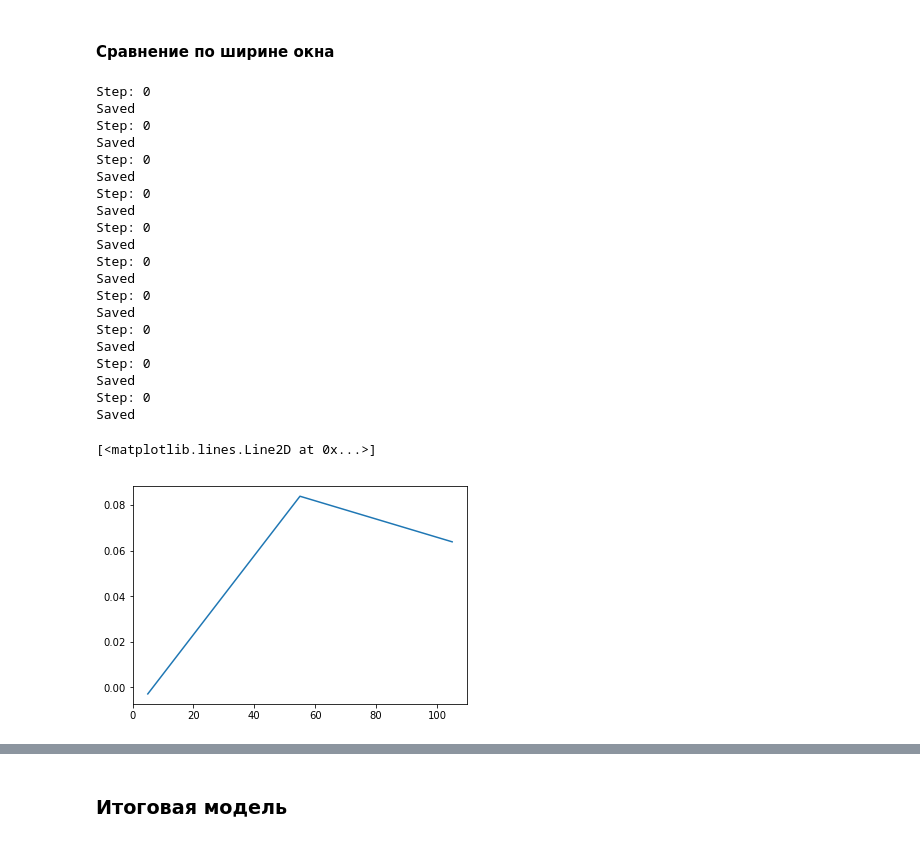
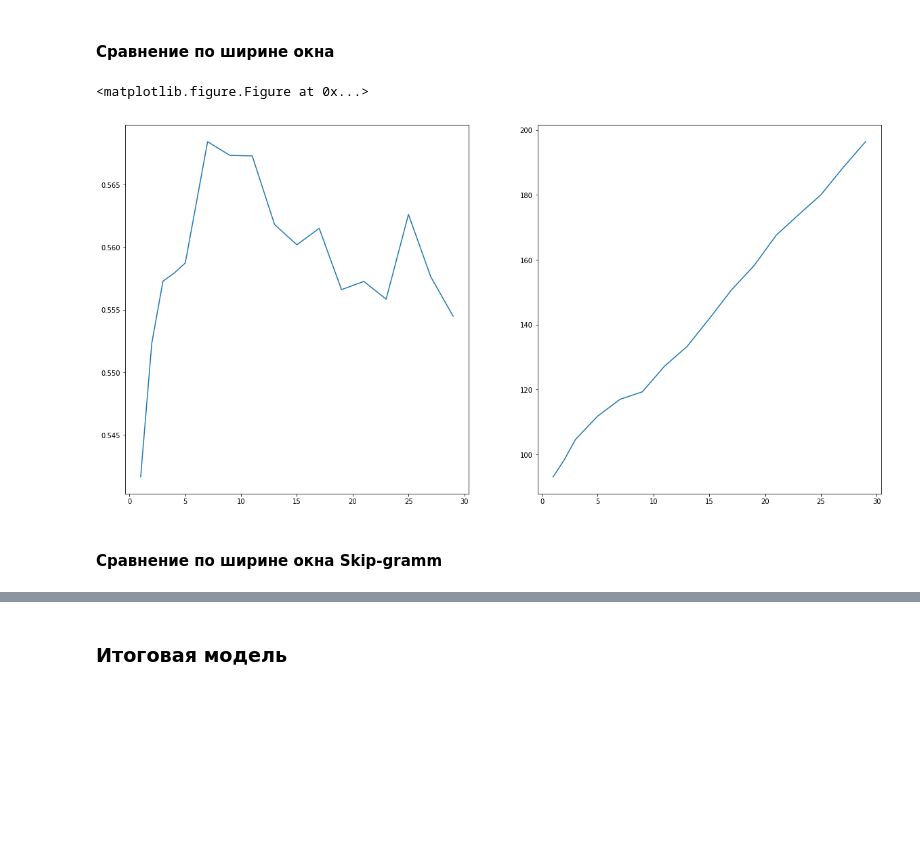
Before and after one commit to Ralina-s/Semantic_connection_words, a Jupyter notebook: Semantic_connection_words.ipynb, the cells around one changed output, grey strips where cells are left out. Drawn from its saved outputs; the diff is of its cells as text; code cells hidden in the pictures; blank space fills up the shorter version.

```diff
--- a/Semantic_connection_words.ipynb
+++ b/Semantic_connection_words.ipynb
@@ -534,39 +553,39 @@ def result_model(model, ttime):
     result.append(ttime)
 
     return result
+# %%
+def plot_feature(result, param):
+    params_id =  {'algorithm' : 0,
+                  'window': 1,
+                  'size' : 2,
+                  'min_count' : 3,
+                  'alpha' : 4
+                 }
+    res = []
+    ids = []
+    ttimes = []
+    for a in result:
+        res.append(a['result'][0])
+        ids.append(a['params'][params_id[param]])
+        ttimes.append(a['result'][2])
+
+    plt.figure(figsize=(10, 20))
+    f, axx = plt.subplots(1,2, figsize=(20,10))
+    axx[0].plot(ids,res)
+    axx[1].plot(ids, ttimes)
+    plt.show()
 # %% [markdown]
 #### Сравнение по ширине окна
 # %%
 algorithm = 0 # CBOW
 size = 300
-min_count = 5
+min_count = 1
 alpha = 0.025
 # __ testee __
-windows = range(5, 25)
+windows = range(1, 30, 2)
 
 for window in windows:
     model, ttime = fil_model(algorithm, window, size, min_count, alpha)
     result = result_model(model, ttime)
 
-    save_result_model(algorithm, window, size, min_count, alpha, result[0], result[1], result[2], './results/windows')
+    save_result_model(algorithm, window, size, min_count, alpha, result[0], result[1], result[2], './results/windowsCBOW')
-# %% [output]
-Step: 0
-Saved
-Step: 0
-Saved
-Step: 0
-Saved
-Step: 0
-Saved
-Step: 0
-Saved
-Step: 0
-Saved
-Step: 0
-Saved
-Step: 0
-Saved
-Step: 0
-Saved
-Step: 0
-Saved
@@ -575,10 +592,8 @@ tmp_result = load_result_model('./results/windows')
-# %%
-res = []
-wind = []
-for a in tmp_result:
-    res.append(a['result'][0])
-    wind.append(a['params'][2])
-plt.plot(wind,res)
-# %% [output]
-[<matplotlib.lines.Line2D at 0x...>]
-[figure, removed]
+# %%
+my_result = load_result_model('./results/windowsCBOW')
+plot_feature(my_result, 'window')
+# %% [output]
+<matplotlib.figure.Figure at 0x...>
+[figure, added]
+# %% [markdown]
+#### Сравнение по ширине окна Skip-gramm
```
Also changed, not shown: parts of 31 cells of this notebook.
